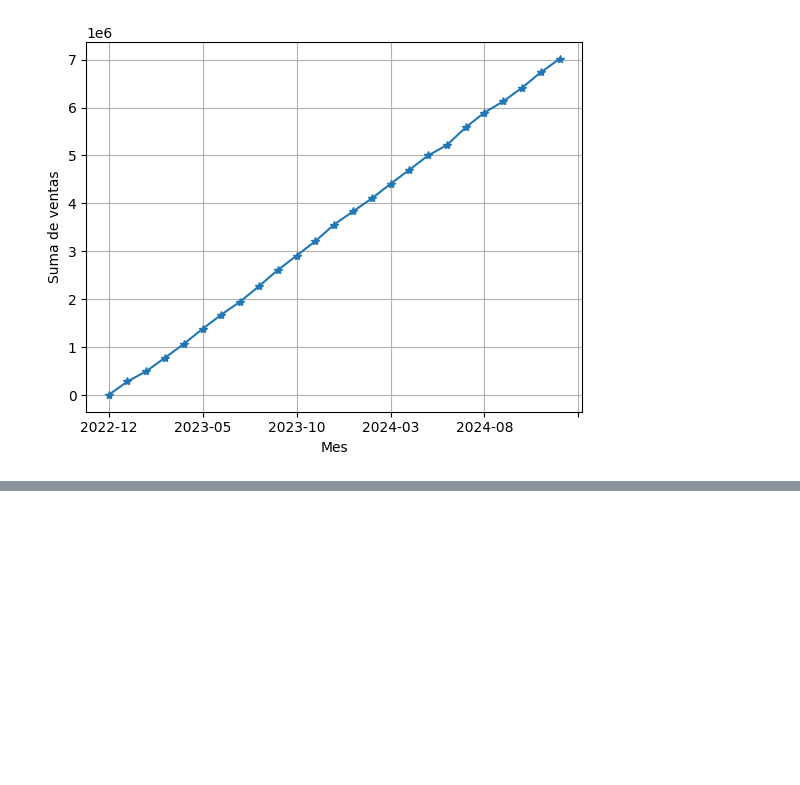
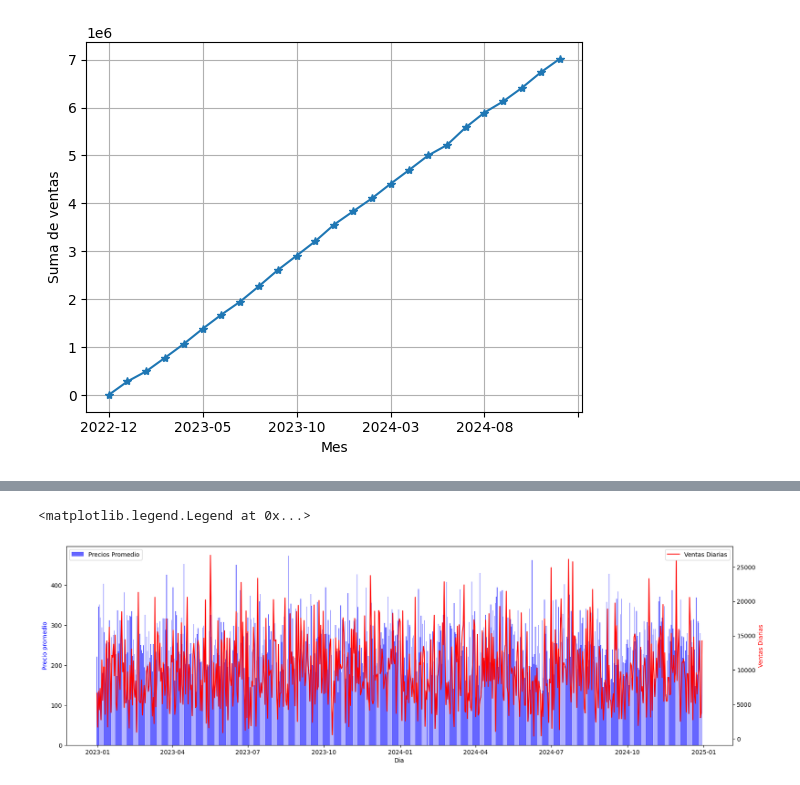
Before and after one commit to SSergito/ejercicio_gpt_data, a Jupyter notebook: main.ipynb, the cells around one changed output, grey strips where cells are left out. Cells and saved outputs as stored; diff of their text form; code cells hidden in the pictures; blank space fills up the shorter version.

```diff
--- a/main.ipynb
+++ b/main.ipynb
@@ -302,0 +342,10 @@ plt.show()
+# %%
+# Implementa una función personalizada para categorizar productos en "Alta Demanda" y "Baja Demanda"
+def categorizar_demanda(cantidad_de_ventas):
+    if cantidad_de_ventas >= 5:
+        return "Alta Demanda"
+    else:
+        return "Baja Demanda"
+
+df["demanda"] = df["quantity"].apply(categorizar_demanda)
+df.head()
@@ -302,0 +376,22 @@ plt.show()
+# %%
+# Crea un gráfico combinado (línea y barras) para comparar ventas diarias y precios promedio
+agrupados_por_fecha = df.groupby(by="date")
+ventas_diarias = agrupados_por_fecha["ingreso_total"].sum()
+cantidad_de_productos_diarios = agrupados_por_fecha["quantity"].sum()
+precios_promedio= ventas_diarias/cantidad_de_productos_diarios
+
+fig, ax1 = plt.subplots(figsize=(20, 6))
+ax1.bar(precios_promedio.index, precios_promedio.values, color='b', alpha=0.6, label='Precios Promedio')
+ax1.set_xlabel('Dia')
+ax1.set_ylabel('Precio promedio', color='b')
+
+ax2 = ax1.twinx()
+ax2.plot(ventas_diarias.index, ventas_diarias.values, color='r', label='Ventas Diarias')
+ax2.set_xlabel('Dia')
+ax2.set_ylabel('Ventas Diarias', color='r')
+
+ax1.legend(loc='upper left')
+ax2.legend(loc='upper right')
+# %% [output]
+<matplotlib.legend.Legend at 0x...>
+[figure, added]
```
Also changed, not shown: parts of 7 cells of this notebook.
